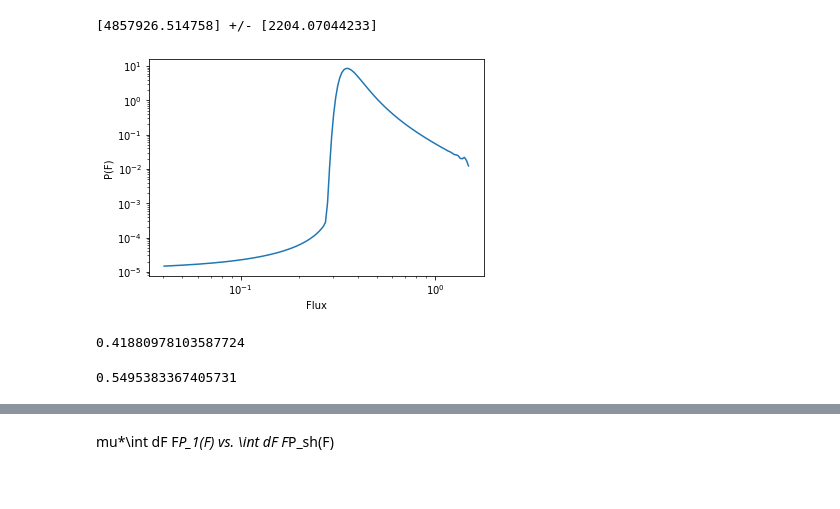
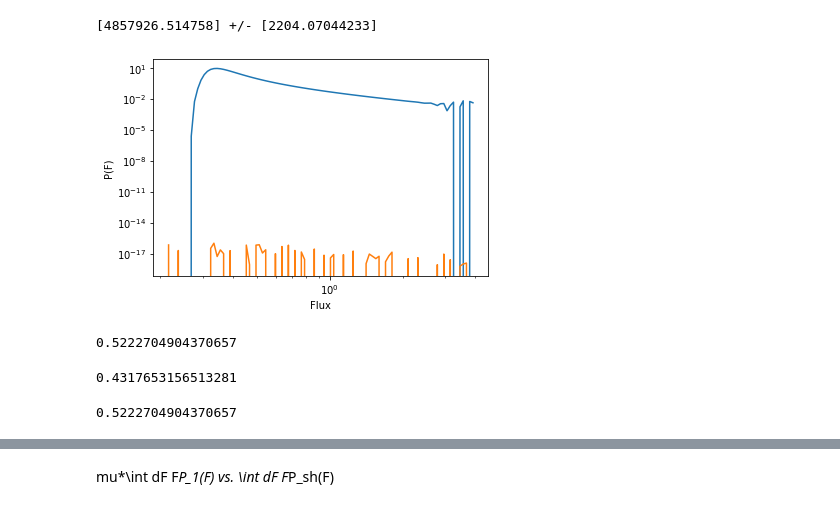
Before and after one commit to runburg/dm_gal_substructure, a Jupyter notebook: dm_gal_substructure.ipynb, the cells around one changed output, grey strips where cells are left out. Cells and saved outputs as stored; diff of their text form; code cells hidden in the pictures.

```diff
--- a/dm_gal_substructure.ipynb
+++ b/dm_gal_substructure.ipynb
@@ -374,12 +340,12 @@ mu(40, R_G=R_G, M_min=M_min, M_max=M_max, d_solar=d_sun, omega_pixel=Omega_pixel
 # %% [output]
 array([3981.66684838])
 # %%
-N = 2000
-fluxes = np.logspace(-14, 7, num=N)
+N = 15000
+psi = 40
+fluxes = np.logspace(-50, 10, num=N)
 
-p1_vals = p1(fluxes, psi, num=300)
+p1_vals = p1(fluxes, psi, num=50)
 p1_vals /= integrate.simps(p1_vals, fluxes)
 
-k = np.concatenate((-1/fluxes, np.flip(1/fluxes)))
 # k = np.flip(1/fluxes)
 # k = 1/fluxes
@@ -388,0 +356,10 @@ ft_p1 = integrate.simps(func, fluxes, axis=1)
+# %%
+# k = np.concatenate((-1/fluxes, np.flip(1/fluxes)))
+k = np.flip(1/fluxes)
+func = p1_vals * np.exp(-2j * np.pi * fluxes * k[:, np.newaxis])
+# func = p1_vals * np.cos(-2 * np.pi * fluxes * k[:, np.newaxis])
+ft_p1 = integrate.simps(func, fluxes, axis=1)
+fig, ax = plt.subplots()
+ax.plot(k, ft_p1)
+ax.plot(k, ft_p1.imag)
+ax.set_xscale('symlog')
@@ -395,9 +374,12 @@ eval_pts = np.linspace(mean - 5 * sd, mean + 5 * sd, num=50)
 # # # print(np.exp(2j * np.pi * fluxes[:, np.newaxis] * k).shape, (ft_p1**eval_pts).shape)
 # # print((np.exp(2j * np.pi * fluxes[:, np.newaxis, np.newaxis] * k)* ft_p1**eval_pts).shape)
 # fluxes *= 1e4
-func = ft_p1**eval_pts * np.exp(2j * np.pi * fluxes[:, np.newaxis, np.newaxis] * k)
+ks = np.concatenate((-np.flip(k), k))
+ft_p1s = np.concatenate((np.conj(np.flip(ft_p1)), ft_p1))
+fluxess = np.logspace(-1, 3, num=300)
+func = ft_p1s**eval_pts * np.exp(2j * np.pi * fluxess[:, np.newaxis, np.newaxis] * ks)
 
-ift_func = integrate.simps(func, k, axis=2)
+ift_func = integrate.simps(func, ks, axis=2)
 # print(ift_func)
 # print((ift_func*eval_pts.T).shape)
 pf = integrate.simps(ift_func * stats.norm.pdf(eval_pts, mean, sd).T, eval_pts.T, axis=1)
@@ -406,29 +388,35 @@ pf = integrate.simps(ift_func * stats.norm.pdf(eval_pts, mean, sd).T, eval_pts.T
 [4857926.514758] +/- [2204.07044233]
 # %%
 fig, ax = plt.subplots()
-start = (N*600)//1000
-end = (N*675)//1000
-ax.plot(fluxes[start:end], pf[start:end])
+start = (N*710)//1000
+start = 25
+end = -180
+
+# end = (N*800)//1000
+ax.plot(fluxess[start:end], pf[start:end])
+ax.plot(fluxess[start:end], pf[start:end].imag)
+# print(pf.imag)
+# print(pf[:100])
 ax.set_xscale('log')
 # fluxes
 ax.set_xscale('log')
 ax.set_xlabel('Flux')
 ax.set_ylabel('P(F)')
 ax.set_yscale('log')
 # ax.set_xlim(right=2)
 # print(fluxes[800:900])
 # %% [output]
-[figure, old version]
+[figure, new version]
+# %%
+(mu(psi) * integrate.simps(fluxes * p1_vals, fluxes))[0]
+# %% [output]
+0.5222704904370657
 # %%
-pos_ind = (pf.real >= 0)
-# pf_func = interp1d(fluxes, pf)
-# print(fluxes[pos_ind])
-pos_pf = pf[pos_ind].real
-print(integrate.simps(pf[start:end].real * fluxes[start:end], fluxes[start:end]))
+print(integrate.simps(pf[start:end].real * fluxess[start:end], fluxess[start:end]))
 (mu(psi) * integrate.simps(fluxes * p1_vals, fluxes))[0]
 # %% [output]
-0.41880978103587724
+0.4317653156513281
-0.5495383367405731
+0.5222704904370657
 # %%
 0.41764269656926734
 Out[157]:
```
Also changed, not shown: parts of 11 cells of this notebook, 1 other file.
